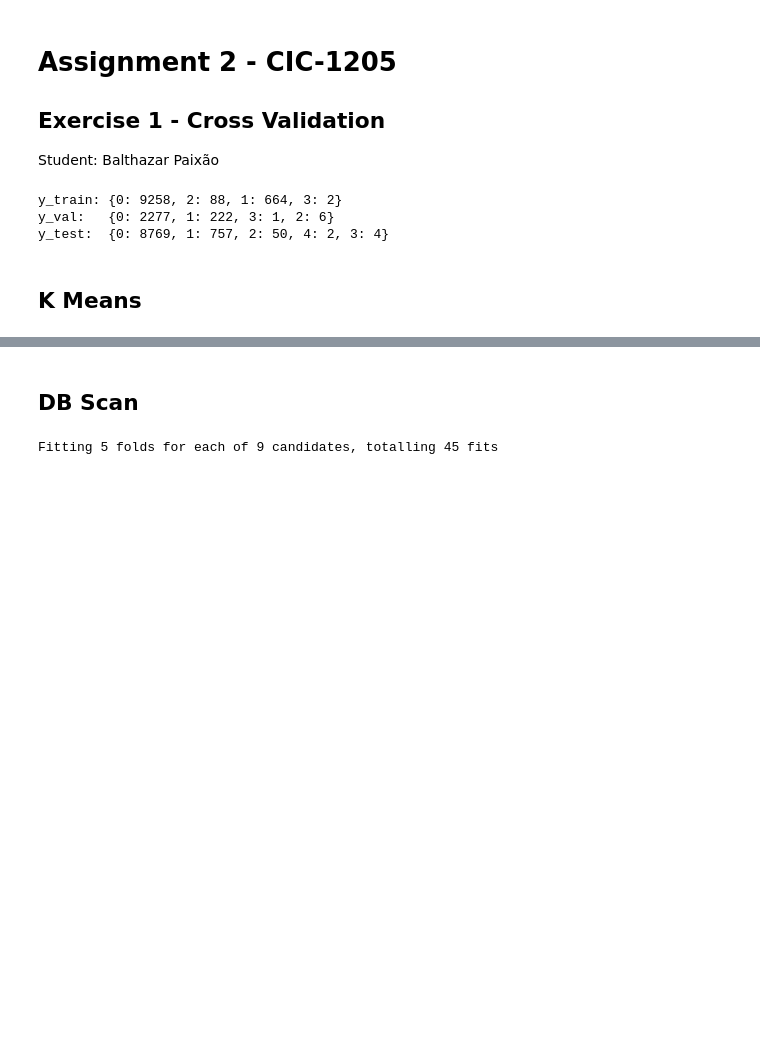
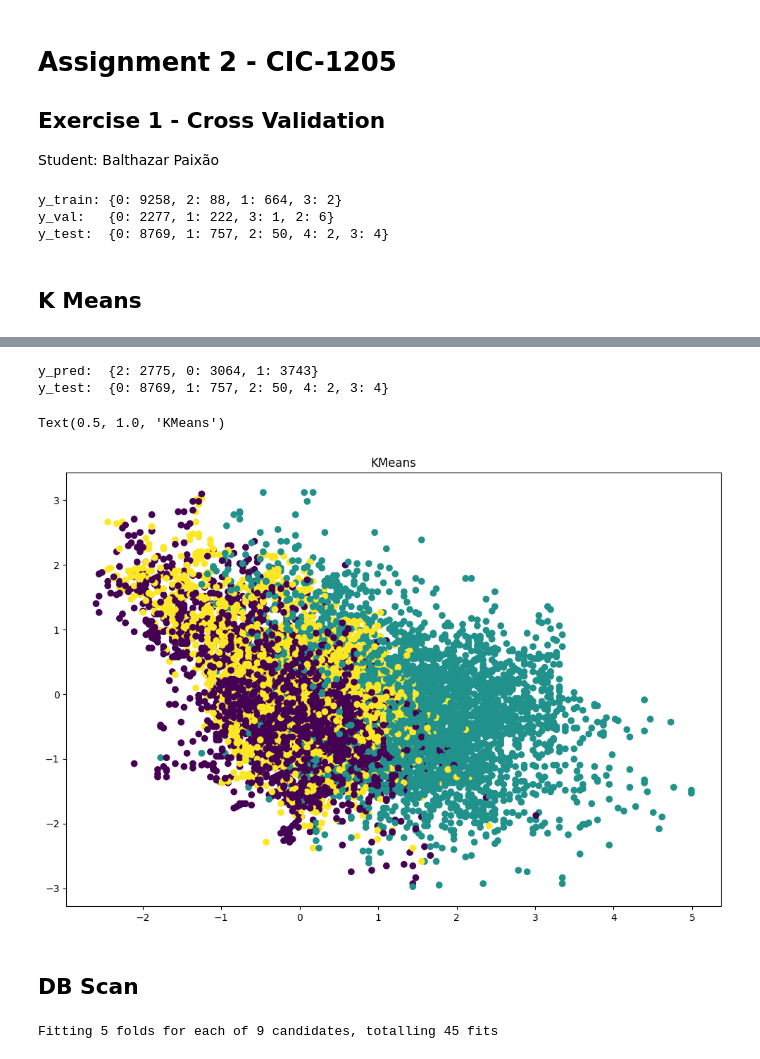
Before and after one commit to balthapaixao/cic1205-machine-learning, a Jupyter notebook: assignments/assignment-02-ex-06.ipynb, the cells around one changed output, grey strips where cells are left out. Saved outputs shown, nothing was run; the diff lists cells and outputs as text; code cells hidden in the pictures; blank space fills up the shorter version.

```diff
--- a/assignments/assignment-02-ex-06.ipynb
+++ b/assignments/assignment-02-ex-06.ipynb
@@ -119,3 +106,20 @@ KMeans(max_iter=100, n_clusters=3, n_init=10, random_state=57, tol=0.001)
+# %%
+kmeans = KMeans(**grid_search.best_params_, random_state=SEED)
+kmeans.fit(X_train, y_train)
+
+y_pred = kmeans.predict(X_test)
+
+print(f"y_pred:  {count_values_list(y_pred)}")
+print(f"y_test:  {count_values_list(y_test)}")
+
+plt.figure(figsize=(12, 8))
+plt.scatter(X_test[:, 0], X_test[:, 1], c=y_pred)
+plt.title("KMeans")
+# %% [output]
+y_pred:  {2: 2775, 0: 3064, 1: 3743}
+y_test:  {0: 8769, 1: 757, 2: 50, 4: 2, 3: 4}
+Text(0.5, 1.0, 'KMeans')
+[figure, added]
 # %% [markdown]
 ## DB Scan
 # %%
```
Also changed, not shown: parts of 4 cells of this notebook.
